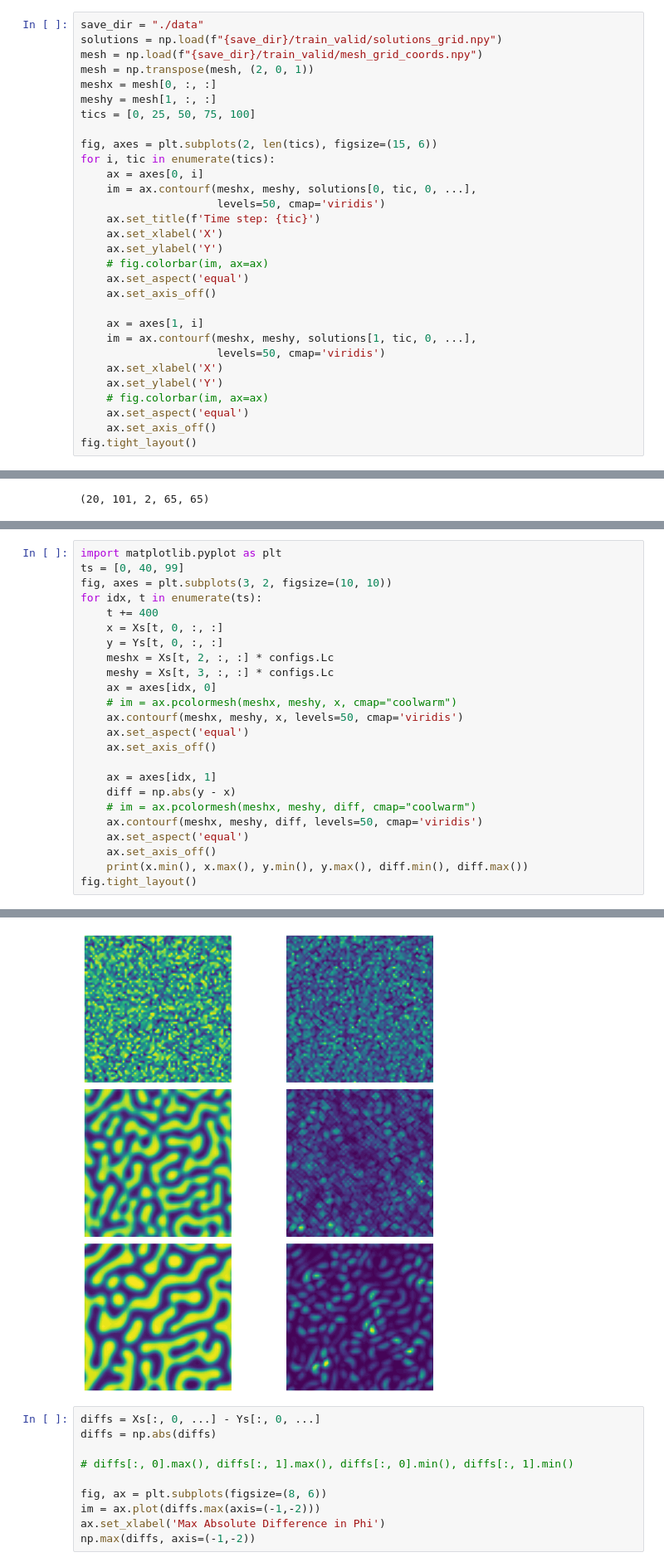
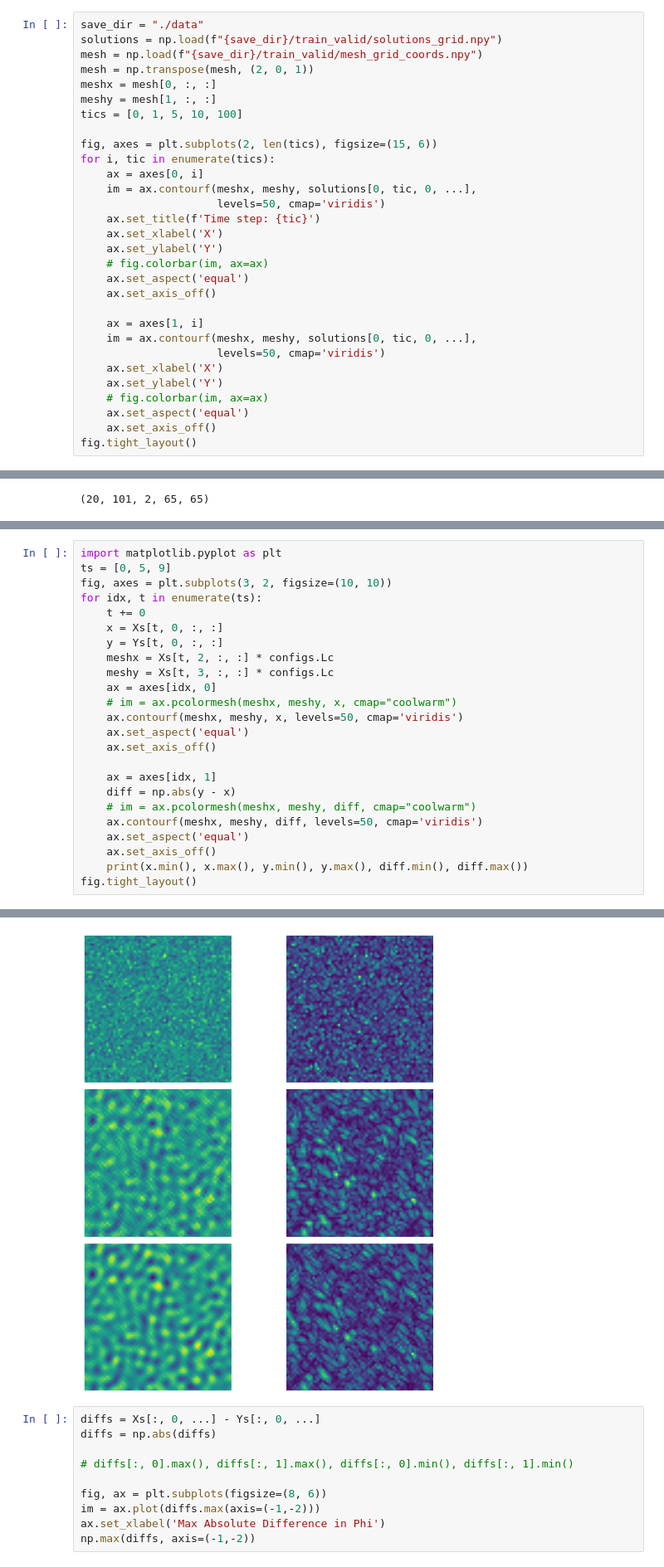
Before and after one commit to NanxiiChen/PF-PINO, a Jupyter notebook: spinodal_decomp/make_dataset.ipynb, the cells around one changed output, grey strips where cells are left out. Shown at 83% size. Cells and saved outputs as stored; diff of their text form.

```diff
--- a/spinodal_decomp/make_dataset.ipynb
+++ b/spinodal_decomp/make_dataset.ipynb
@@ -8,7 +8,7 @@ mesh = np.load(f"{save_dir}/train_valid/mesh_grid_coords.npy")
 mesh = np.transpose(mesh, (2, 0, 1))
 meshx = mesh[0, :, :]
 meshy = mesh[1, :, :]
-tics = [0, 25, 50, 75, 100]
+tics = [0, 1, 5, 10, 100]
 
 fig, axes = plt.subplots(2, len(tics), figsize=(15, 6))
 for i, tic in enumerate(tics):
@@ -23,7 +23,7 @@ for i, tic in enumerate(tics):
     ax.set_axis_off()
 
     ax = axes[1, i]
-    im = ax.contourf(meshx, meshy, solutions[1, tic, 0, ...],
+    im = ax.contourf(meshx, meshy, solutions[0, tic, 0, ...],
                      levels=50, cmap='viridis')
     ax.set_xlabel('X')
     ax.set_ylabel('Y')
@@ -72,9 +87,9 @@ Xs[:, 3, :, :] = meshes_repeated[:, 1, :, :] / configs.Lc # y
 # %%
 import matplotlib.pyplot as plt
-ts = [0, 40, 99]
+ts = [0, 5, 9]
 fig, axes = plt.subplots(3, 2, figsize=(10, 10))
 for idx, t in enumerate(ts):
-    t += 400
+    t += 0
     x = Xs[t, 0, :, :]
     y = Ys[t, 0, :, :]
     meshx = Xs[t, 2, :, :] * configs.Lc
@@ -100,4 +115,4 @@ fig.tight_layout()
-[figure, old version]
+[figure, new version]
 # %%
 diffs = Xs[:, 0, ...] - Ys[:, 0, ...]
 diffs = np.abs(diffs)
```
Also changed, not shown: parts of 4 cells of this notebook, 1 other file.
